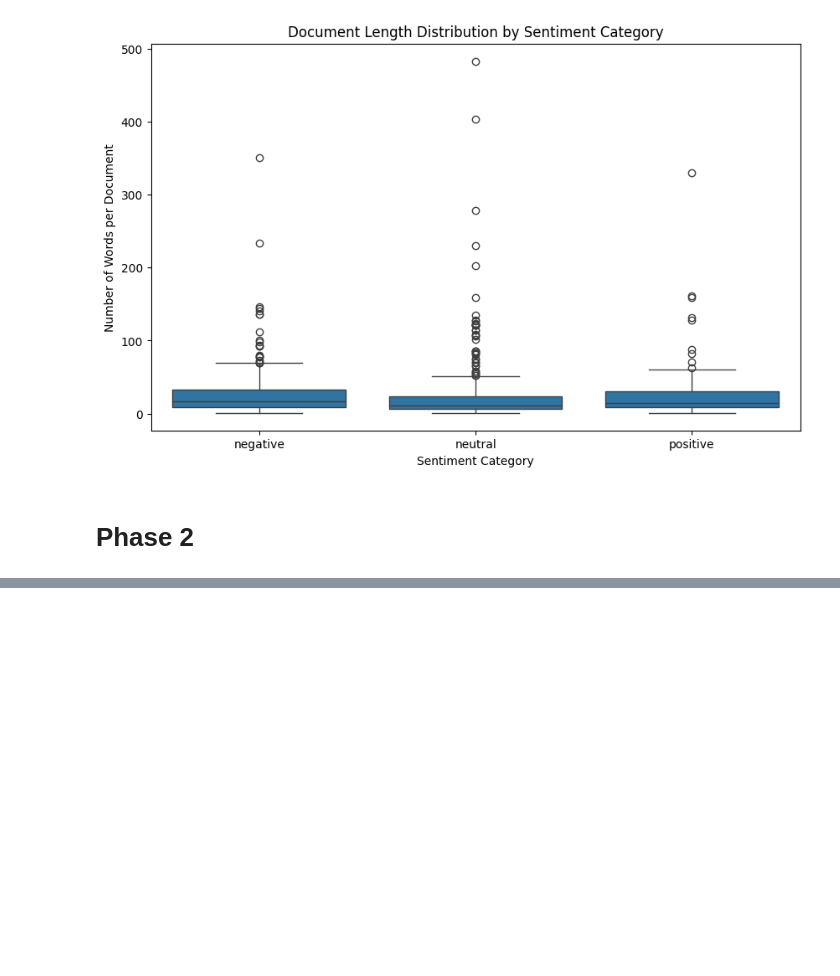
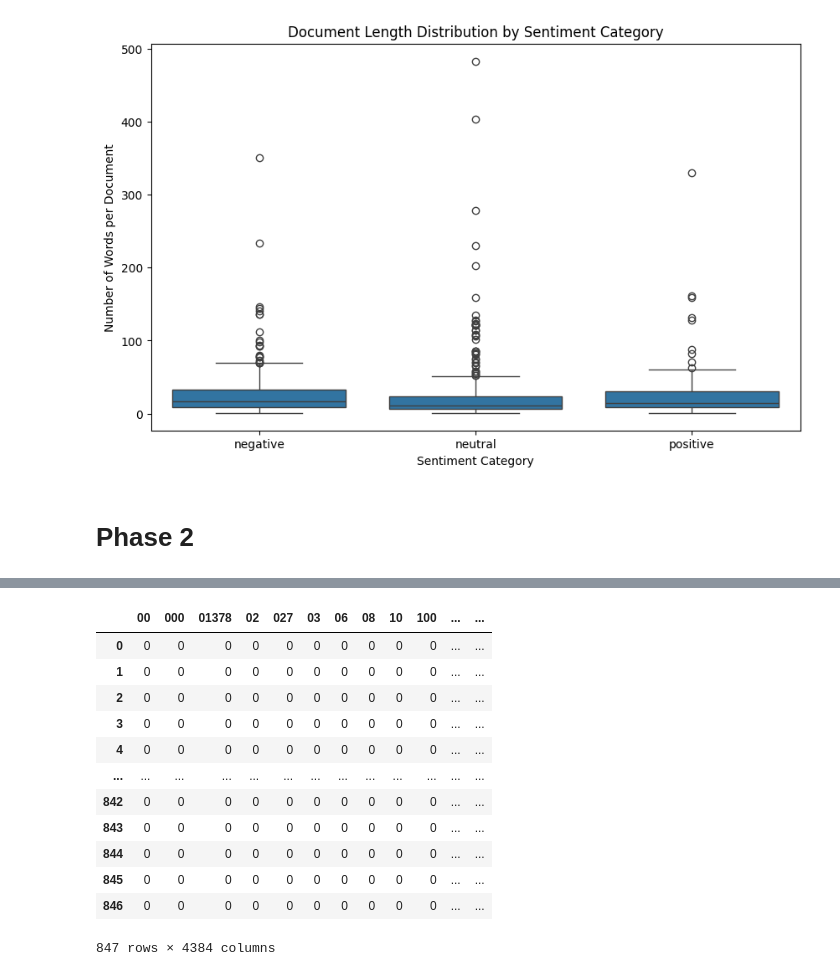
Before and after one commit to robins114/dm2025-lab1-exercise, a Jupyter notebook: DM2025-Lab1-Homework.ipynb, the cells around one changed output, grey strips where cells are left out. Saved outputs shown, nothing was run; the diff lists cells and outputs as text; code cells hidden in the pictures; blank space fills up the shorter version.

```diff
--- a/DM2025-Lab1-Homework.ipynb
+++ b/DM2025-Lab1-Homework.ipynb
@@ -726,0 +991,35 @@ plt.show()
+# %%
+import pandas as pd
+from sklearn.feature_extraction.text import CountVectorizer
+
+# 'text' column into a term-document matrix
+count_vect = CountVectorizer()
+X_tdm = count_vect.fit_transform(X['text'])
+terms = count_vect.get_feature_names_out()
+
+# Tokenize each sentence into a set of unique words
+X['tokenized_text'] = X['text'].str.split().apply(set)
+
+# Pattern matrix for mined frequent patterns
+pattern_matrix = pd.DataFrame(0, index=X.index, columns=final_pattern_df['Patterns'])
+for pattern in final_pattern_df['Patterns']:
+    pattern_words = set(pattern.split())  # Split pattern into individual words
+    pattern_matrix[pattern] = X['tokenized_text'].apply(lambda x: 1 if pattern_words.issubset(x) else 0)
+
+tdm_df = pd.DataFrame(X_tdm.toarray(), columns=terms, index=X.index)
+augmented_df = pd.concat([tdm_df, pattern_matrix], axis=1)
+augmented_df
+# %% [output]
+|  | 00 | 000 | 01378 | 02 | 027 | 03 | 06 | 08 | 10 | 100 | ... | ... |
+| 0 | 0 | 0 | 0 | 0 | 0 | 0 | 0 | 0 | 0 | 0 | ... | ... |
+| 1 | 0 | 0 | 0 | 0 | 0 | 0 | 0 | 0 | 0 | 0 | ... | ... |
+| 2 | 0 | 0 | 0 | 0 | 0 | 0 | 0 | 0 | 0 | 0 | ... | ... |
+| 3 | 0 | 0 | 0 | 0 | 0 | 0 | 0 | 0 | 0 | 0 | ... | ... |
+| 4 | 0 | 0 | 0 | 0 | 0 | 0 | 0 | 0 | 0 | 0 | ... | ... |
+| ... | ... | ... | ... | ... | ... | ... | ... | ... | ... | ... | ... | ... |
+| 842 | 0 | 0 | 0 | 0 | 0 | 0 | 0 | 0 | 0 | 0 | ... | ... |
+| 843 | 0 | 0 | 0 | 0 | 0 | 0 | 0 | 0 | 0 | 0 | ... | ... |
+| 844 | 0 | 0 | 0 | 0 | 0 | 0 | 0 | 0 | 0 | 0 | ... | ... |
+| 845 | 0 | 0 | 0 | 0 | 0 | 0 | 0 | 0 | 0 | 0 | ... | ... |
+| 846 | 0 | 0 | 0 | 0 | 0 | 0 | 0 | 0 | 0 | 0 | ... | ... |
+847 rows × 4384 columns
```
Also changed, not shown: parts of 28 cells of this notebook.
